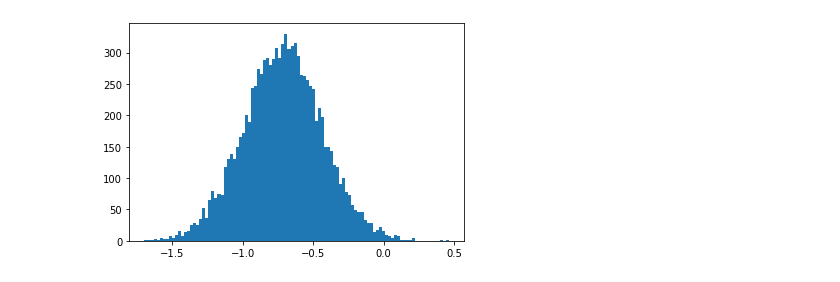
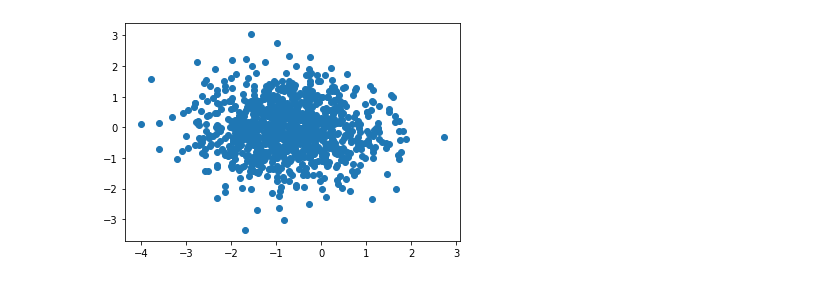
Before and after one commit to nextBillyonair/DPFunStuff, a Jupyter notebook: KL/KL.ipynb, the cells around one changed output. Saved outputs shown, nothing was run; the diff lists cells and outputs as text; code cells hidden in the pictures.

```diff
--- a/KL/KL.ipynb
+++ b/KL/KL.ipynb
@@ -22,11 +23,11 @@ class Normal(Distribution):
     def __init__(self, means=None, stds=None, dims=1):
         super(Normal, self).__init__()
         if means is None:
-            self.mu = Parameter(torch.Tensor(1, dims).uniform_(-1, 1))
+            self.mu = Parameter(torch.Tensor(dims).uniform_(-1, 1))
         else:
             self.mu = means
         if stds is None:
-            self.std = Parameter(torch.Tensor(1, dims).uniform_(0, 1))
+            self.std = Parameter(torch.Tensor(dims).uniform_(0, 1))
         else:
             self.std = stds
 
@@ -39,16 +40,16 @@ class Normal(Distribution):
         return self.mu + self.std * torch.randn(self.std.size())
 
     def sample(self, n=1):
-        return torch.cat([self._sample() for _ in range(n)])
+        return torch.stack([self._sample() for _ in range(n)])
 # %%
-n = Normal(dims=1)
-plt.hist([n.sample().item() for _ in range(10000)], bins=100)
-# values = np.array([n.sample().detach().numpy()[0] for _ in range(1000)])
+n = Normal(dims=2)
+# plt.hist([n.sample().item() for _ in range(10000)], bins=100)
+values = np.array([n.sample().detach().numpy()[0] for _ in range(1000)])
 # plt.plot(n.sample()
-# plt.scatter(values[:, 0], values[:, 1])
+plt.scatter(values[:, 0], values[:, 1])
 plt.show()
 # %% [output]
-[figure, old version]
+[figure, new version]
 # %%
 def ForwardKL(samples, distribution):
     return -distribution.log_prob(samples).sum()
```
Also changed, not shown: parts of 11 cells of this notebook, 1 other file.
